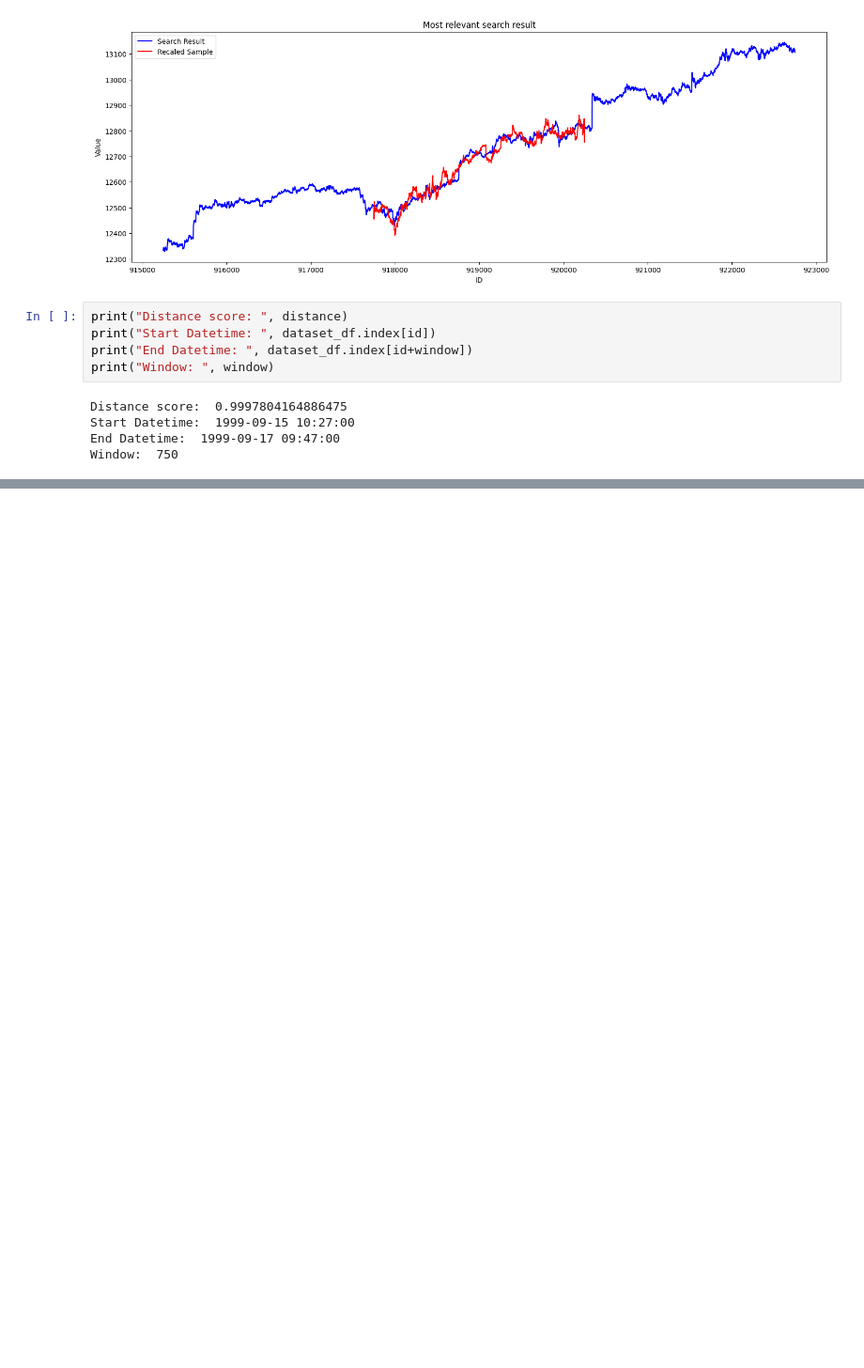
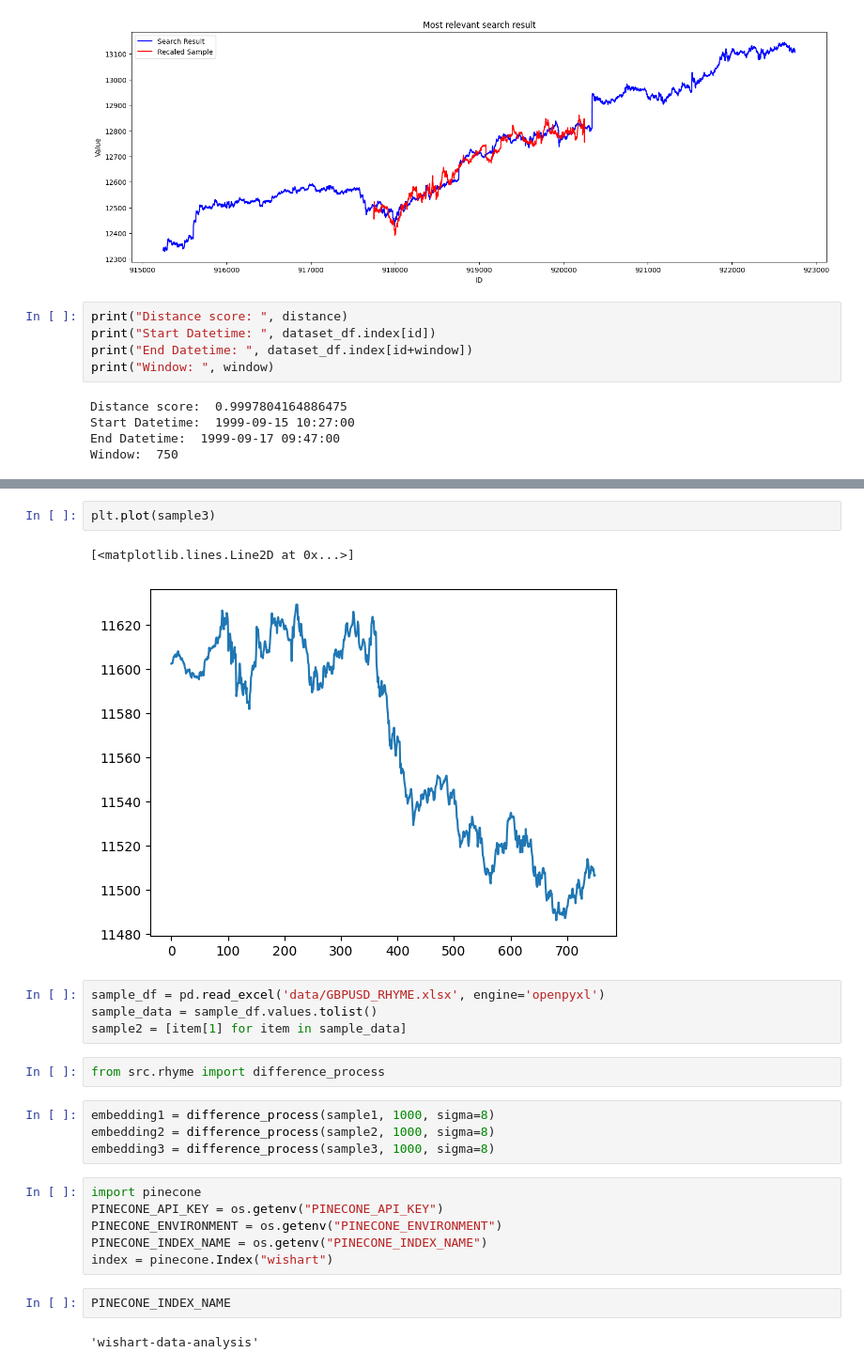
Before and after one commit to AI-General/Data_Analysis, a Jupyter notebook: mainNotebook.ipynb, the cells around one changed output, grey strips where cells are left out. Shown: that part at 94% size. Drawn from its saved outputs; the diff is of its cells as text; blank space fills up the shorter version.

Commit message:
feat: rhymes-pinecone

```diff
--- a/mainNotebook.ipynb
+++ b/mainNotebook.ipynb
@@ -259,0 +274,25 @@ Window:  750
+# %%
+plt.plot(sample3)
+# %% [output]
+[<matplotlib.lines.Line2D at 0x...>]
+[figure, added]
+# %%
+sample_df = pd.read_excel('data/GBPUSD_RHYME.xlsx', engine='openpyxl')
+sample_data = sample_df.values.tolist()
+sample2 = [item[1] for item in sample_data]
+# %%
+from src.rhyme import difference_process
+# %%
+embedding1 = difference_process(sample1, 1000, sigma=8)
+embedding2 = difference_process(sample2, 1000, sigma=8)
+embedding3 = difference_process(sample3, 1000, sigma=8)
+# %%
+import pinecone
+PINECONE_API_KEY = os.getenv("PINECONE_API_KEY")
+PINECONE_ENVIRONMENT = os.getenv("PINECONE_ENVIRONMENT")
+PINECONE_INDEX_NAME = os.getenv("PINECONE_INDEX_NAME")
+index = pinecone.Index("wishart")
+# %%
+PINECONE_INDEX_NAME
+# %% [output]
+'wishart-data-analysis'
```
Also changed, not shown: parts of 11 cells of this notebook, 11 other files.
